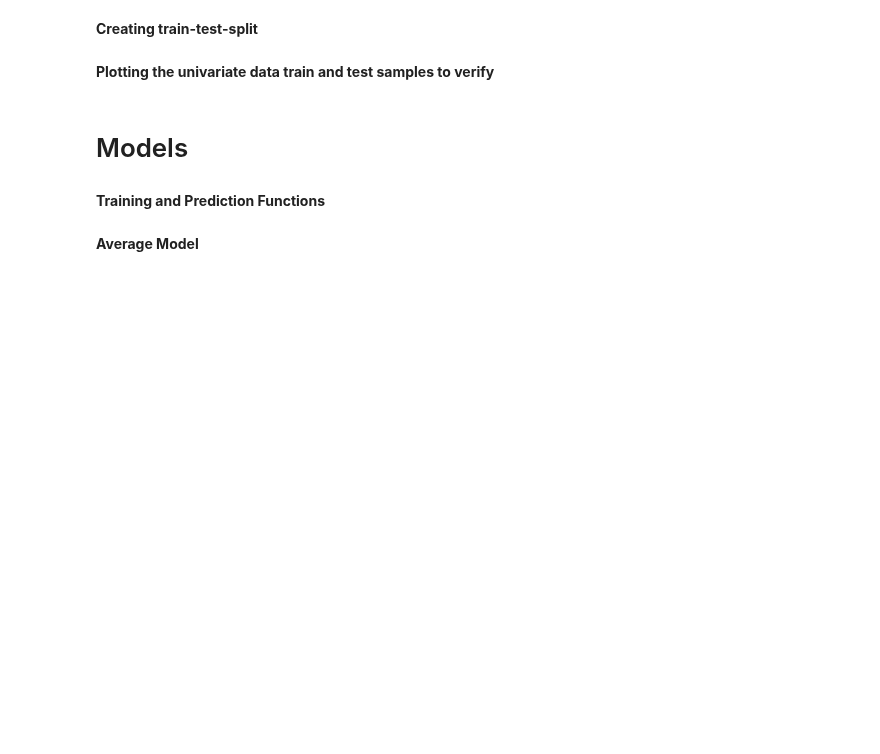
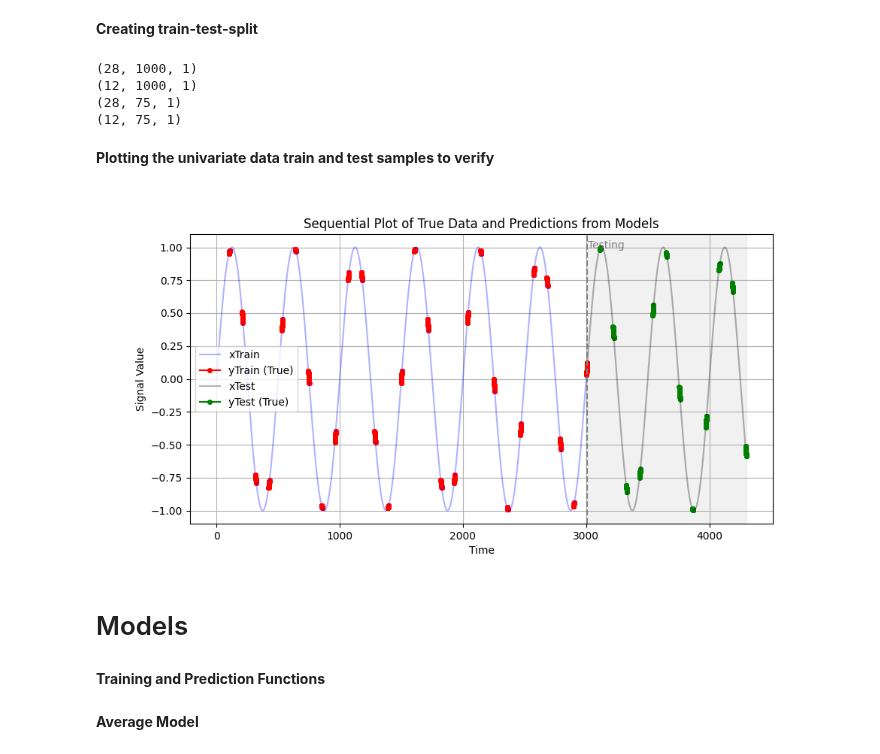
Before and after one commit to ArnavTapadia/emili_TimeSeriesPredictor, a Jupyter notebook: time_series_predictor/Models/Model_Comparison.ipynb, the cells around one changed output. Cells and saved outputs as stored; diff of their text form; code cells hidden in the pictures; blank space fills up the shorter version.

```diff
--- a/time_series_predictor/Models/Model_Comparison.ipynb
+++ b/time_series_predictor/Models/Model_Comparison.ipynb
@@ -42,8 +42,7 @@ Increase the sine_frequency
 
 Alternatively, you can increase lookback
 '''
-sine_frequency = 0.04 #maximum frequency present is sine function
-# signal_length_seconds = 2000 # in seconds
+sine_frequency = 0.02 #maximum frequency present is sine function
 
 #sampling parameters
 sampling_frequency = 10
@@ -129,6 +133,11 @@ print(xTr.shape) # (samples, length of sample = lookback, features for timestep)
 print(xTe.shape)
 print(yTr.shape) # (samples, length of forecast = forecast, 1) Predicting 1 feature
 print(yTe.shape)
+# %% [output]
+(28, 1000, 1)
+(12, 1000, 1)
+(28, 75, 1)
+(12, 75, 1)
 # %% [markdown]
 **Plotting the univariate data train and test samples to verify**
 # %%
@@ -178,7 +187,7 @@ def plot_sequential_samples(univariate_data, x_train, y_train, x_test, y_test, m
         if model_preds_dict is not None:
             for model_name, train_preds in model_preds_dict.get('training', []):
                 color = model_colors.get(model_name, 'black')  # Default to black if model not in the dictionary
-                t_y_pred = np.arange(start = t_y_train[0], stop = t_y_train[0] + train_preds[i].shape[0]*delta_t, step=delta_t)
+                t_y_pred = np.arange(start = t_y_train[0], stop = t_y_train[0] + train_preds[i].shape[0]*delta_t, step=delta_t)[:train_preds[i].shape[0]] #last slice so no 2 values
                 plt.plot(t_y_pred, train_preds[i], color=color, linestyle='-', marker='o', markersize=4, label=f'{model_name} (Train Pred)' if i == 0 else '')
 
     # Plot testing data (x_test and y_test) sequentially
@@ -190,34 +199,36 @@ def plot_sequential_samples(univariate_data, x_train, y_train, x_test, y_test, m
         # Plot true testing input and output
         plt.plot(t_x_test, x_test[i], color='black', alpha=0.3, linestyle='-', label='xTest' if i == 0 else '')
         plt.plot(t_y_test, y_test[i], color='green', marker='o', markersize=4, label='yTest (True)' if i == 0 else '')
 
         # Plot predictions for each model on the testing data
         if model_preds_dict is not None:
             for model_name, test_preds in model_preds_dict.get('testing', []):
                 color = model_colors.get(model_name, 'black')  # Default to black if model not in the dictionary
-                t_y_pred = np.arange(start = t_y_test[0], stop = t_y_test[0] + test_preds[i].shape[0]*delta_t, step=delta_t)
+                t_y_pred = np.arange(start = t_y_test[0], stop = t_y_test[0] + test_preds[i].shape[0]*delta_t, step=delta_t)[:test_preds[i].shape[0]]
                 plt.plot(t_y_pred, test_preds[i], color=color, linestyle='-', marker='o', markersize=4, label=f'{model_name} (Test Pred)' if i == 0 else '')
 
     # Define the split point for shading the testing data
     train_end_idx = len(x_train) * stride
 
     # Shade the testing portion
     plt.axvspan(t_original[train_end_idx], t_original[-1], color='lightgray', alpha=0.3, label=None)
 
     # Plot a vertical dotted line to separate training and testing data
     plt.axvline(x=t_original[train_end_idx], color='gray', linestyle='--')
 
     # Add the label "Testing" near the vertical line
     plt.text(t_original[train_end_idx] + 5, plt.gca().get_ylim()[1] * 0.9, 'Testing', color='gray')
 
     plt.title(f"Sequential Plot of True Data and Predictions from Models")
     plt.xlabel("Time")
     plt.ylabel("Signal Value")
     plt.legend(loc='best')
     plt.grid(True)
     plt.show()
 
 plot_sequential_samples(univariate_data=univariate_data, x_train=xTr, y_train=yTr, x_test=xTe, y_test=yTe, delta_t=delta_t)
+# %% [output]
+[figure, added]
 # %% [markdown]
 # Models
 # %% [markdown]
```
Also changed, not shown: parts of 5 cells of this notebook.
